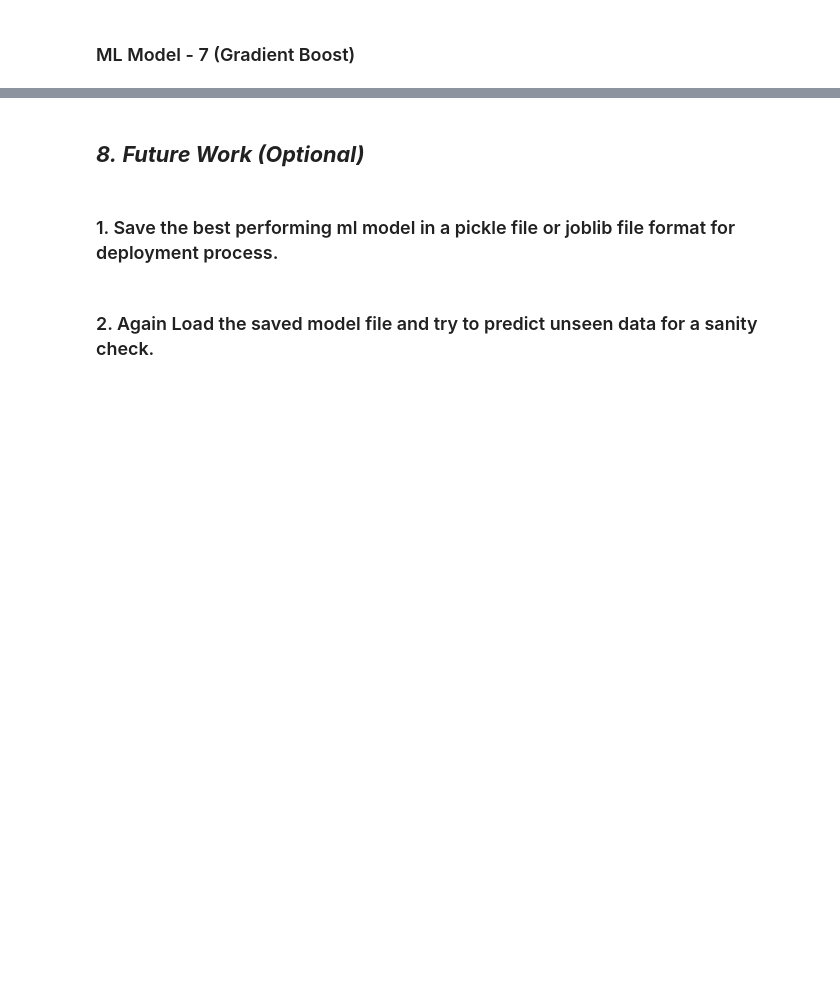
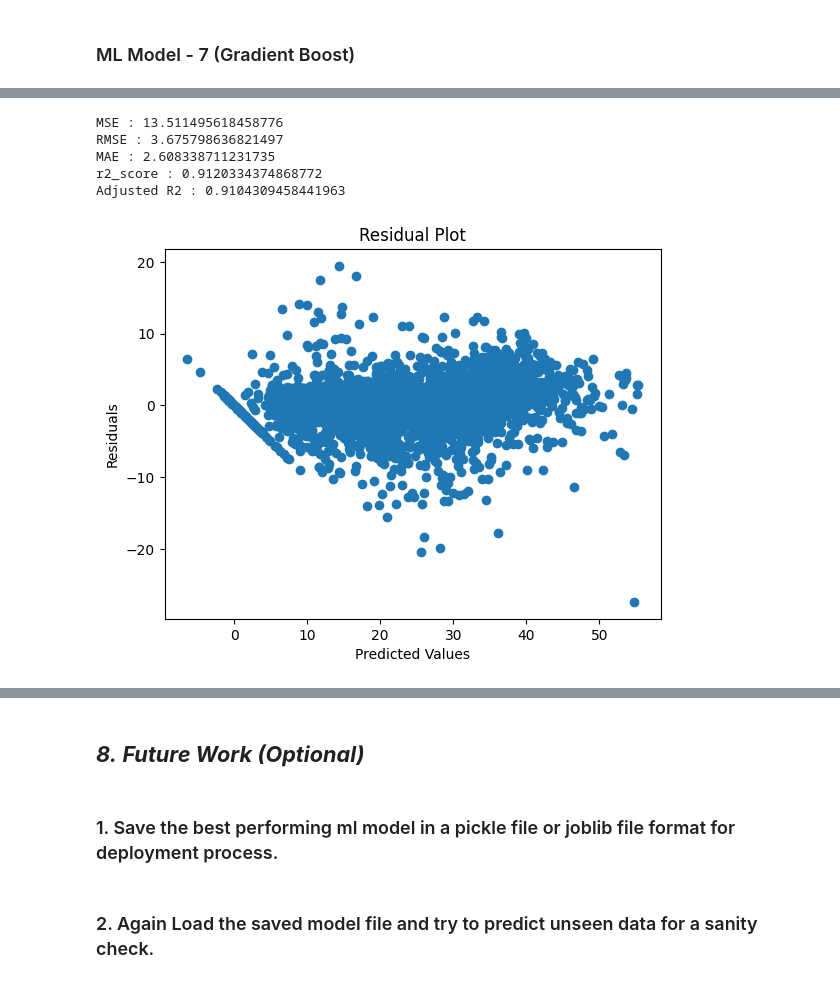
Before and after one commit to Rooban-Jeyasundar/ML_Regression_Project, a Jupyter notebook: ML_Regression_Project.ipynb, the cells around one changed output, grey strips where cells are left out. Saved outputs shown, nothing was run; the diff lists cells and outputs as text; code cells hidden in the pictures; blank space fills up the shorter version.

Commit message:
ML Model description

```diff
--- a/ML_Regression_Project.ipynb
+++ b/ML_Regression_Project.ipynb
@@ -2116,0 +1961,15 @@ plt.show()
+# %%
+# ML Model - 8 Implementation
+#Create a instance of the GradientBoostingRegressor
+gb_boost = GradientBoostingRegressor()
+
+#Grid Search
+parameter_dict = {'learning_rate':[0.1,0.01],
+                  'n_estimators':[50,100],
+                  'max_depth':[3,5]}
+
+gb_grid = GridSearchCV(estimator=gb_boost,
+                       param_grid=parameter_dict,
+                       cv=3,verbose=2,n_jobs=-1)
+
+gb_grid.fit(x_train,y_train)
@@ -2116,0 +1982,2 @@ plt.show()
+# %%
+gb_optimal_model = gb_grid.best_estimator_
@@ -2116,0 +1988,4 @@ plt.show()
+# %%
+#Get the X_train and X_test value
+y_pred_train_gboost = gb_optimal_model.predict(x_train)
+y_pred_test_gboost = gb_optimal_model.predict(x_test)
@@ -2116,0 +2028,26 @@ plt.show()
+# %%
+#Calculate MSE
+MSE = mean_squared_error(y_test,y_pred_test_gboost)
+print('MSE :',MSE)
+
+#Calculate RMSE
+RMSE = np.sqrt(MSE)
+print('RMSE :',RMSE)
+
+#Calculate MAE
+MAE = mean_absolute_error(y_test,y_pred_test_gboost)
+print('MAE :',MAE)
+
+#Calculate r2_score
+R2 = r2_score(y_test,y_pred_test_gboost)
+print('r2_score :',R2)
+
+#Calculate Adjusted r2_score
+adjusted_r2_score = (1-(1-r2_score(y_test,y_pred_test_gboost))*(x_test.shape[0]-1)/(x_test.shape[0]-x_test.shape[1]-1))
+print('Adjusted R2 :',adjusted_r2_score)
+# %% [output]
+MSE : 13.511495618458776
+RMSE : 3.675798636821497
+MAE : 2.608338711231735
+r2_score : 0.9120334374868772
+Adjusted R2 : 0.9104309458441963
@@ -2116,0 +2064,9 @@ plt.show()
+# %%
+#Heteroscadacity - Residual Plot
+plt.scatter((y_pred_test_gboost),(y_test)-(y_pred_test_gboost))
+plt.xlabel("Predicted Values")
+plt.ylabel('Residuals')
+plt.title('Residual Plot')
+plt.show()
+# %% [output]
+[figure, added]
```
Also changed, not shown: parts of 158 cells of this notebook.
